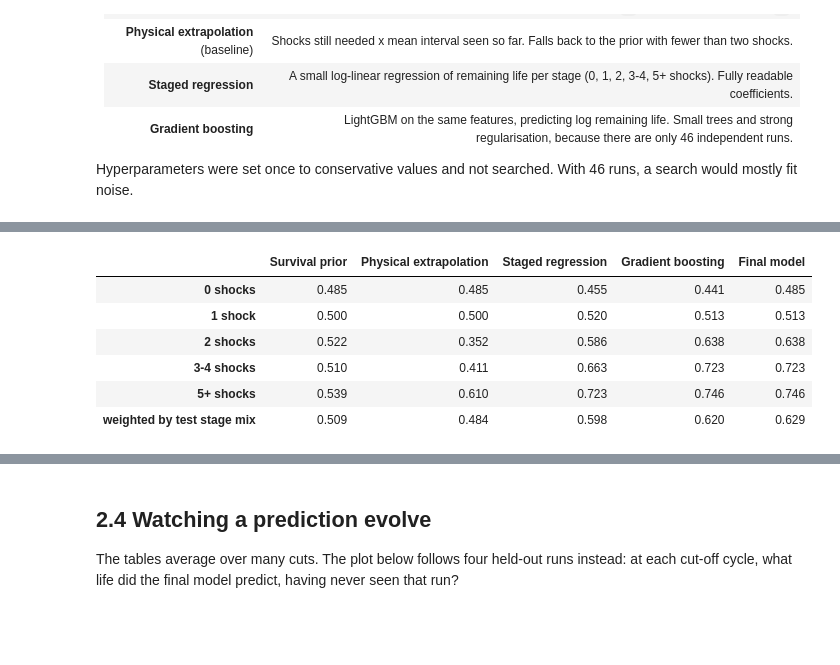
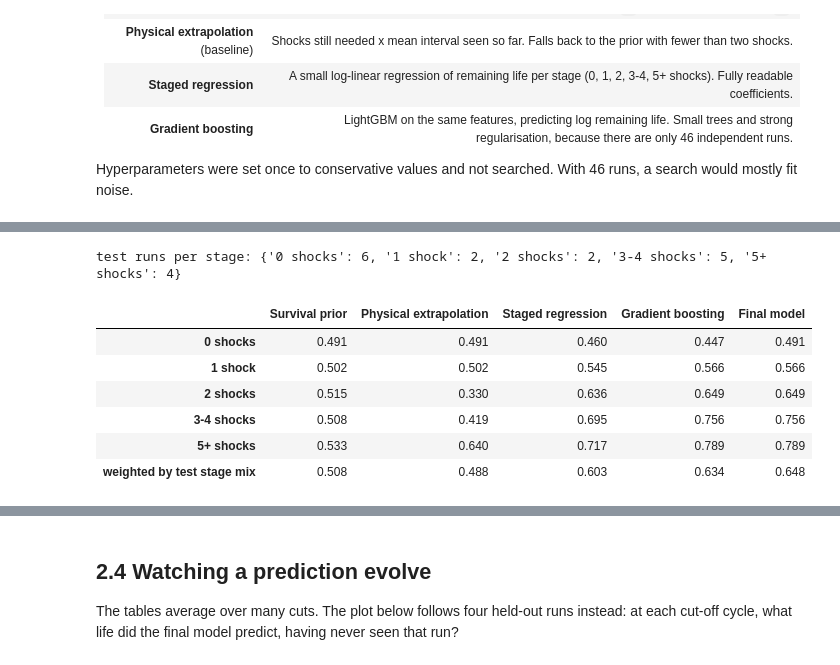
Before and after one commit to PeterImoniose/phm2026-door-rul-prediction, a Jupyter notebook: notebooks/02_modelling.ipynb, the cells around one changed output, grey strips where cells are left out. Saved outputs shown, nothing was run; the diff lists cells and outputs as text; code cells hidden in the pictures; blank space fills up the shorter version.

```diff
--- a/notebooks/02_modelling.ipynb
+++ b/notebooks/02_modelling.ipynb
@@ -145,27 +145,30 @@ Median absolute error in predicted life
 # %%
 # Challenge score per stage. Scoring every cut is slow, so 8 cuts per run and stage are sampled.
 def score_table(df, cols, n=8, seed=0):
     rows = {}
     for st in STAGES:
         d = df[df.stage == st].groupby("run").sample(n=n, replace=True, random_state=seed)
         rows[st] = {}
         for c in cols:
             s = pd.Series([M.local_score(life, t, p) for life, t, p in zip(d.life, d.t, d[c])], index=d.run.to_numpy())
             rows[st][LABELS[c]] = s.groupby(level=0).mean().mean()
     return pd.DataFrame(rows).T
 
-test_stage_mix = pd.Series({"0 shocks": 4, "1 shock": 4, "2 shocks": 1, "3-4 shocks": 6, "5+ shocks": 4})  # from notebook 1
+test_shocks = pd.Series({r: len(detect_shocks(health_series(d))) for r, d in test.groupby("run")})
+test_stage_mix = pd.Series(stage_of(test_shocks)).value_counts().reindex(STAGES).fillna(0)
+print("test runs per stage:", test_stage_mix.astype(int).to_dict())
 tab_score = score_table(TL, MODELS + ["final"])
 tab_score.loc["weighted by test stage mix"] = (tab_score.mul(test_stage_mix / test_stage_mix.sum(), axis=0)).sum()
 tab_score.round(3)
 # %% [output]
+test runs per stage: {'0 shocks': 6, '1 shock': 2, '2 shocks': 2, '3-4 shocks': 5, '5+ shocks': 4}
 |  | Survival prior | Physical extrapolation | Staged regression | Gradient boosting | Final model |
-| 0 shocks | 0.485 | 0.485 | 0.455 | 0.441 | 0.485 |
-| 1 shock | 0.500 | 0.500 | 0.520 | 0.513 | 0.513 |
-| 2 shocks | 0.522 | 0.352 | 0.586 | 0.638 | 0.638 |
-| 3-4 shocks | 0.510 | 0.411 | 0.663 | 0.723 | 0.723 |
-| 5+ shocks | 0.539 | 0.610 | 0.723 | 0.746 | 0.746 |
-| weighted by test stage mix | 0.509 | 0.484 | 0.598 | 0.620 | 0.629 |
+| 0 shocks | 0.491 | 0.491 | 0.460 | 0.447 | 0.491 |
+| 1 shock | 0.502 | 0.502 | 0.545 | 0.566 | 0.566 |
+| 2 shocks | 0.515 | 0.330 | 0.636 | 0.649 | 0.649 |
+| 3-4 shocks | 0.508 | 0.419 | 0.695 | 0.756 | 0.756 |
+| 5+ shocks | 0.533 | 0.640 | 0.717 | 0.789 | 0.789 |
+| weighted by test stage mix | 0.508 | 0.488 | 0.603 | 0.634 | 0.648 |
 # %%
 fig, axes = plt.subplots(1, 2, figsize=(12, 4))
 colors = {"prior": ps.MUTED, "extrapolation": ps.YELLOW, "staged": ps.ORANGE, "gbm": ps.BLUE}
```
Also changed, not shown: parts of 20 cells of this notebook, 19 other files.
